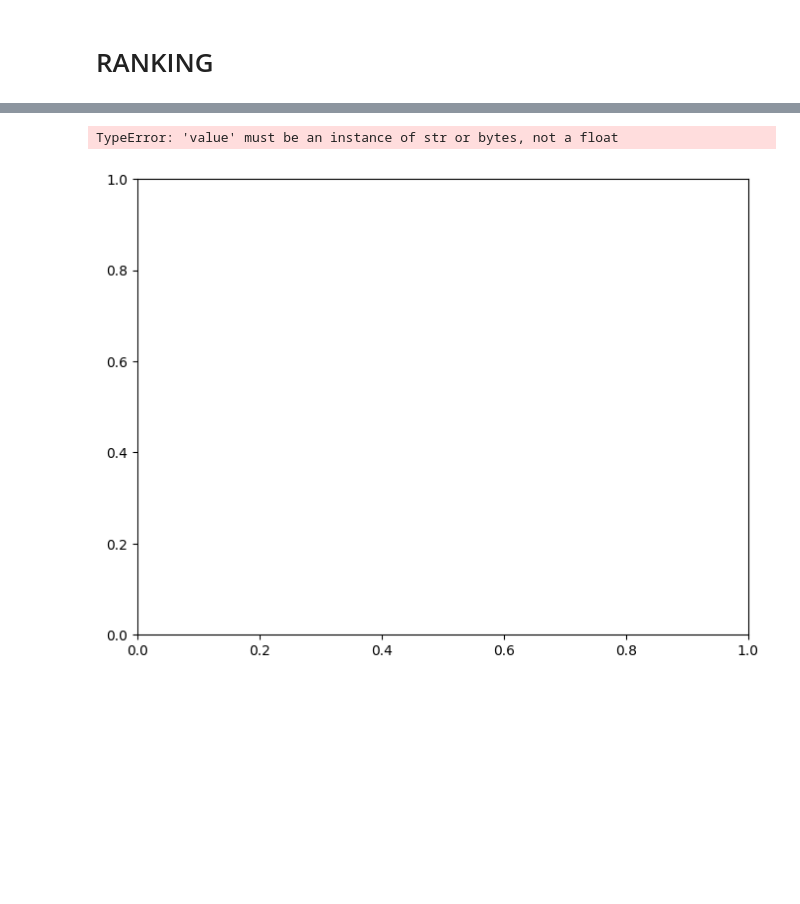
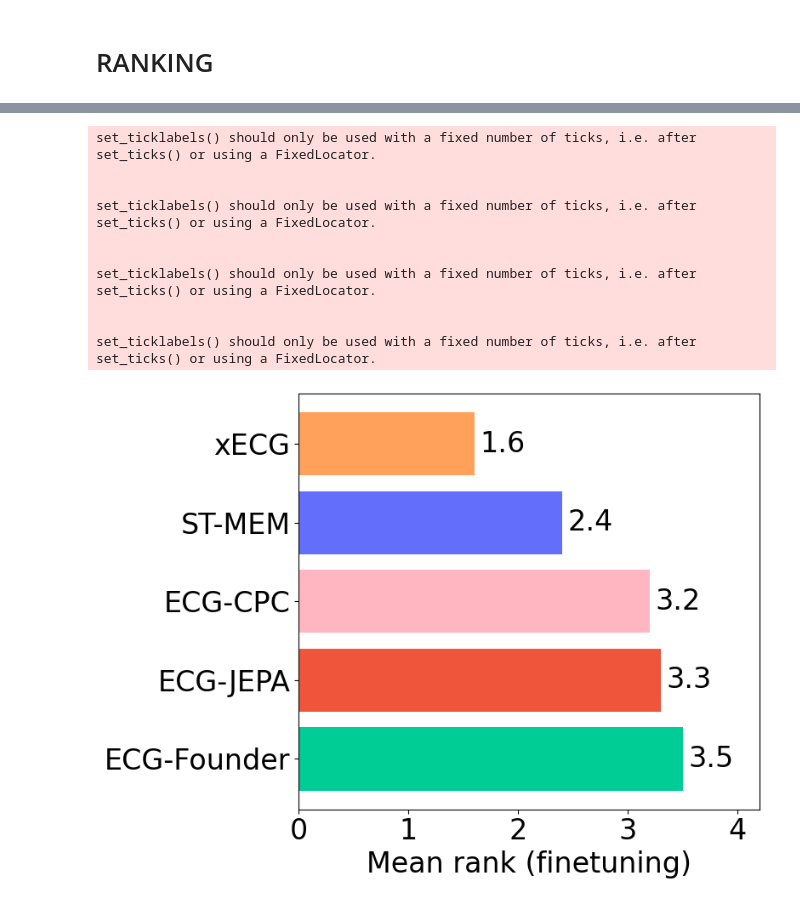
Before and after one commit to Lobster1911/bench-xecg-indian-benchmark, a Jupyter notebook: metrics.ipynb, the cells around one changed output, grey strips where cells are left out. Drawn from its saved outputs; the diff is of its cells as text; code cells hidden in the pictures; blank space fills up the shorter version.

```diff
--- a/metrics.ipynb
+++ b/metrics.ipynb
@@ -1962,5 +2397,5 @@ TypeError: 'value' must be an instance of str or bytes, not a float
 # %%
-time_groups = ['time_xlstm_ft', 'time_xlstm_lp', 'time_xlstm_sup', 'time_ecgfm_ft', 'time_ecgfm_lp', 'time_jepa_ft', 'time_jepa_lp', 'time_stmem_ft', 'time_stmem_lp', 'time_trans_ft', 'time_trans_lp']
+time_groups = ['time_xlstm_ft', 'time_xlstm_lp', 'time_ecgfm_ft', 'time_ecgfm_lp', 'time_jepa_ft', 'time_jepa_lp', 'time_stmem_ft', 'time_stmem_lp', 'time_trans_ft', 'time_trans_lp', 'time_ecgcpc_ft', 'time_ecgcpc_lp']
 records_time_ptbxl = get_records("train-ptbxl-diagnosis_superclass-multilabel", metrics=['_runtime'], get_memory=True, pattern=(lambda run: run.group is not None and run.group.startswith("time_")), regex='^time_')
 df_time_ptbxl = pd.DataFrame(records_time_ptbxl)
 df_time_ptbxl = df_time_ptbxl[df_time_ptbxl['group'].isin(time_groups)]
@@ -2554,14 +3122,41 @@ print([e.loc[e.group == "best_xlstm_lp"] for e in full_runs_lp_ranked])
 full_runs_ft_ranked_cat = pd.concat(full_runs_ft_ranked).groupby('group').agg({'mean': 'mean', 'rank': 'mean'}).sort_values(by='rank')
 full_runs_lp_ranked_cat = pd.concat(full_runs_lp_ranked).groupby('group').agg({'mean': 'mean', 'rank': 'mean'}).sort_values(by='rank')
 
+full_runs_ft_ranked_abl_cat = pd.concat(full_runs_ft_ranked_abl).groupby('group').agg({'mean': 'mean', 'rank': 'mean'}).sort_values(by='rank')
+full_runs_lp_ranked_abl_cat = pd.concat(full_runs_lp_ranked_abl).groupby('group').agg({'mean': 'mean', 'rank': 'mean'}).sort_values(by='rank')
 
 # concatenate pastel colors
 full_runs_ft_ranked_cat['pastel_color'] = full_runs_ft_ranked_cat.index.map(colors_idxs)
 full_runs_lp_ranked_cat['pastel_color'] = full_runs_lp_ranked_cat.index.map(colors_idxs)
 
+full_runs_ft_ranked_abl_cat['pastel_color'] = full_runs_ft_ranked_abl_cat.index.map(colors_idxs)
+full_runs_lp_ranked_abl_cat['pastel_color'] = full_runs_lp_ranked_abl_cat.index.map(colors_idxs)
+
+rename_map_rank = {
+    'best_stmem_ft': 'ST-MEM',
+    'best_jepa_ft': 'ECG-JEPA',
+    'best_ecgfm_ft': 'ECG-Founder',
+    'best_ecgcpc_ft': 'ECG-CPC',
+    'best_xlstm_ft': 'xECG',
+    'best_stmem_lp': 'ST-MEM',
+    'best_jepa_lp': 'ECG-JEPA',
+    'best_ecgfm_lp': 'ECG-Founder',
+    'best_ecgcpc_lp': 'ECG-CPC',
+    'best_xlstm_lp': 'xECG',
+    'best_code15_xlstm_ft': 'xECG (red. pretr.)',
+    'best_code15_xlstm_lp': 'xECG (red. pretr.)',
+    'best_ecgdino_xlstm_ft': 'xECG (signal view)',
+    'best_ecgdino_xlstm_lp': 'xECG (singal view)',
+}
+
 # map index to method
-full_runs_ft_ranked_cat.index = full_runs_ft_ranked_cat.index.map(rename_map_3)
-full_runs_lp_ranked_cat.index = full_runs_lp_ranked_cat.index.map(rename_map_3)
+full_runs_ft_ranked_cat.index = full_runs_ft_ranked_cat.index.map(rename_map_rank)
+full_runs_lp_ranked_cat.index = full_runs_lp_ranked_cat.index.map(rename_map_rank)
+
+full_runs_lp_ranked_abl_cat.index = full_runs_lp_ranked_abl_cat.index.map(rename_map_rank)
+full_runs_lp_ranked_abl_cat.index = full_runs_lp_ranked_abl_cat.index.map(rename_map_rank)
+
+
 
 print(full_runs_ft_ranked_cat)
 print(full_runs_lp_ranked_cat)
@@ -2587,37 +3179,46 @@ ST-MEM                  0.697741   4.5    #636EFAC0
 import matplotlib.pyplot as plt
 
 def plot_bench_rank(df, name='mean_rank_methods.png', title=''):
     df_ranked_sorted = df.copy().drop(columns=["pastel_color"])
     df_ranked_sorted = df_ranked_sorted.sort_values(by="rank", ascending=True)
 
     df_ranked_sorted["pastel_color"] = df["pastel_color"]
 
     fig, ax = plt.subplots(figsize=(8, 6))
 
     # Draw horizontal bars
     bars = ax.barh(df_ranked_sorted.index, df_ranked_sorted["rank"], color=df_ranked_sorted["pastel_color"].str[:-2] + 'FF')
-    ax.set_yticklabels(df_ranked_sorted.index, fontsize=20)
-    ax.set_xticklabels(ax.get_xticklabels(), fontsize=20)
+    ax.set_yticklabels(df_ranked_sorted.index, fontsize=24)
+    ax.set_xticklabels(ax.get_xticklabels(), fontsize=24)
 
     # Add labels to bars
     for i, (value, label) in enumerate(zip(df_ranked_sorted["rank"], df_ranked_sorted.index)):
-        ax.text(value + 0.05, i, f"{value:.2f}", va='center', ha='left', fontsize=20, color='black')
+        ax.text(value + 0.05, i, f"{value:.1f}", va='center', ha='left', fontsize=24, color='black')
 
     ax.set_xticks([0, 1, 2, 3, 4, 5])                  # positions of the ticks
-    ax.set_xticklabels([0, 1, 2, 3, 4, 5], fontsize=20)
+    ax.set_xticklabels([0, 1, 2, 3, 4, 5], fontsize=24)
 
     # Format plo
-    ax.set_xlabel(title, fontsize=22)
+    ax.set_xlabel(title, fontsize=24)
     #ax.set_ylabel('Method', fontsize=12)
     # ax.set_title('Mean Rank of Methods', fontsize=14, weight='bold', pad=15)
     ax.invert_yaxis()  # Highest rank at top
     ax.set_xlim([0, df_ranked_sorted["rank"].max() + 0.7])  # Adjust x-axis limit
 
     plt.tight_layout()
     plt.savefig(name, dpi=300)
 
 plot_bench_rank(full_runs_ft_ranked_cat, "figs/mean_rank_methods.svg", title='Mean rank (finetuning)')
 plot_bench_rank(full_runs_lp_ranked_cat, "figs/mean_rank_methods_lp.svg", title='Mean rank (linear probing)')
 # %% [output]
-TypeError: 'value' must be an instance of str or bytes, not a float
+set_ticklabels() should only be used with a fixed number of ticks, i.e. after set_ticks() or using a FixedLocator.
+
+
+set_ticklabels() should only be used with a fixed number of ticks, i.e. after set_ticks() or using a FixedLocator.
+
+
+set_ticklabels() should only be used with a fixed number of ticks, i.e. after set_ticks() or using a FixedLocator.
+
+
+set_ticklabels() should only be used with a fixed number of ticks, i.e. after set_ticks() or using a FixedLocator.
-[figure, old version]
+[figure, new version]
```
Also changed, not shown: parts of 84 cells of this notebook, 23 other files.
